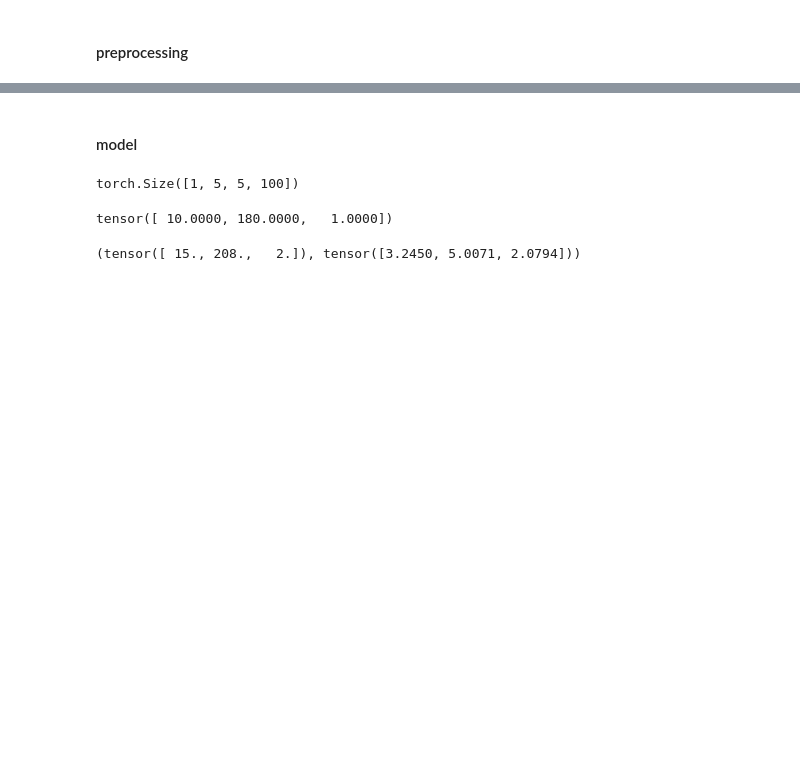
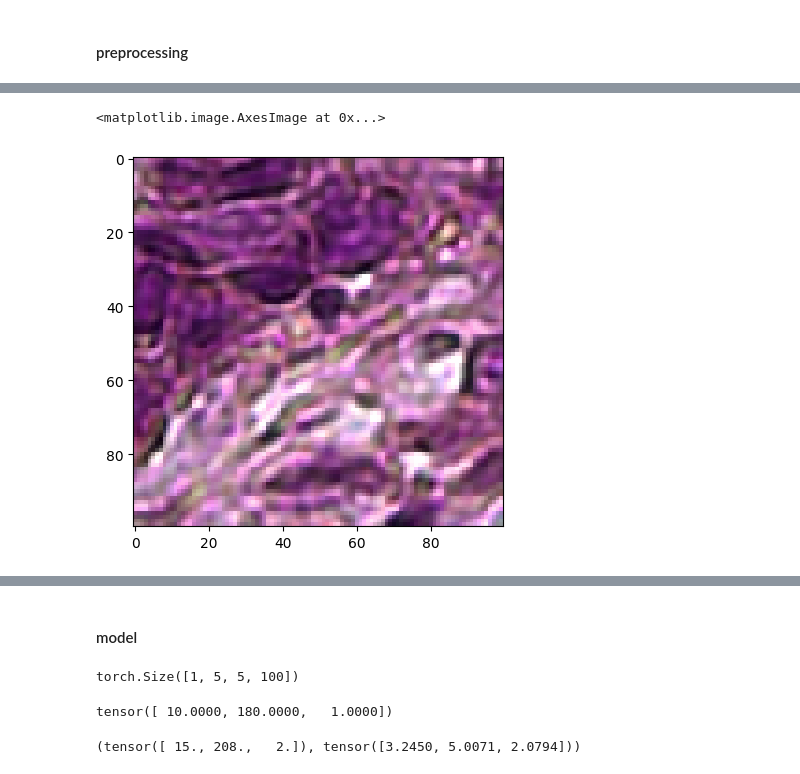
Before and after one commit to estorrs/deep-spatial-genomics, a Jupyter notebook: notebooks/xFuse_plus.ipynb, the cells around one changed output, grey strips where cells are left out. Cells and saved outputs as stored; diff of their text form; code cells hidden in the pictures; blank space fills up the shorter version.

```diff
--- a/notebooks/xFuse_plus.ipynb
+++ b/notebooks/xFuse_plus.ipynb
@@ -53,0 +62,7 @@ def generate_spot_to_full_res(a, img):
+# %%
+img = rearrange(torch.tensor(train_adata.uns['rescaled_he']['1X_trimmed'])[5000:5100, 5000:5100], 'h w c -> c h w')
+transfomed = rearrange(t(img), 'c h w -> h w c')
+plt.imshow(transfomed)
+# %% [output]
+<matplotlib.image.AxesImage at 0x...>
+[figure, added]
```
Also changed, not shown: parts of 20 cells of this notebook.
